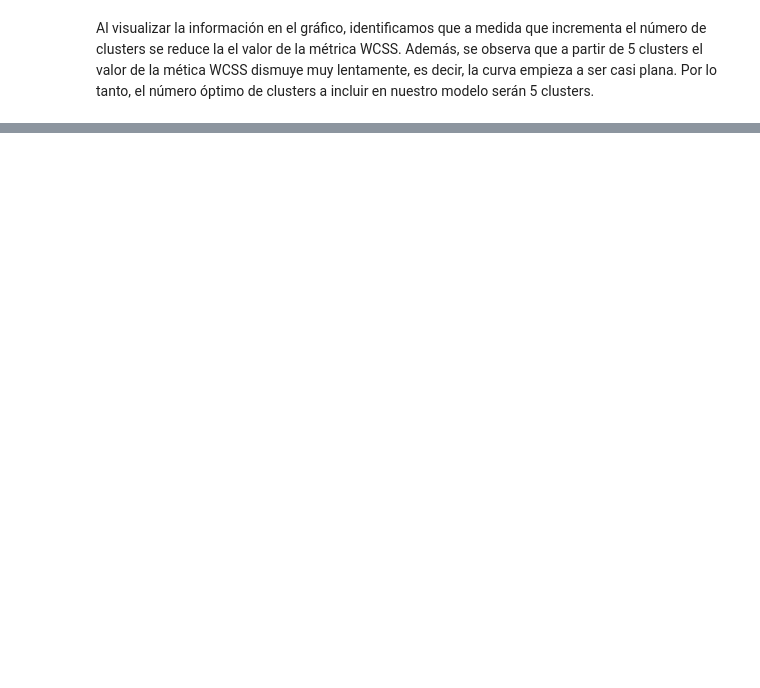
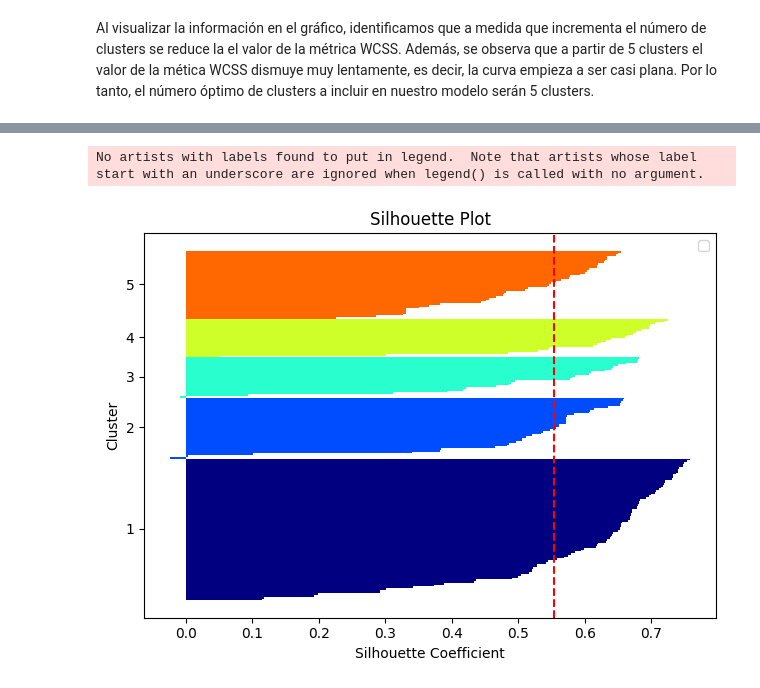
Before and after one commit to lmendezotero/Customer-Segmentation, a Jupyter notebook: clustering_kmeans.ipynb, the cells around one changed output, grey strips where cells are left out. Drawn from its saved outputs; the diff is of its cells as text; code cells hidden in the pictures; blank space fills up the shorter version.

```diff
--- a/clustering_kmeans.ipynb
+++ b/clustering_kmeans.ipynb
@@ -147,0 +252,41 @@ plt.show()
+# %%
+##Apply Silhouette Analysis to quantify the quality of clustering
+
+#Define Silhouette Coefficient metrics
+cluster_labels = np.unique(y_km)
+n_clusters = cluster_labels.shape[0]
+silhouette_valls = silhouette_samples(X, y_km, metric = 'euclidean')
+
+#Build the Silhouette plot
+y_aux_lower, y_aux_upper = 0,0
+yticks = []
+for i, c in enumerate(cluster_labels):
+    c_silhouette_valls = silhouette_valls[ y_km == c]
+    c_silhouette_valls.sort()
+    y_aux_upper += len(c_silhouette_valls)
+    color = cm.jet(float(i) / n_clusters)
+    plt.barh(range(y_aux_lower,y_aux_upper),
+             c_silhouette_valls,
+             height = 1.0,
+             edgecolor = 'none',
+             color = color
+             )
+    yticks.append((y_aux_lower + y_aux_upper) / 2.)
+    y_aux_lower += len(c_silhouette_valls)
+
+silhouette_avg = np.mean(silhouette_valls)
+plt.axvline(silhouette_avg,
+             color = "red",
+             linestyle = "--"
+             )
+plt.yticks(yticks, cluster_labels + 1)
+#configuracion dle grafico
+plt.title('Silhouette Plot')
+plt.ylabel('Cluster')
+plt.xlabel('Silhouette Coefficient')
+plt.legend()
+plt.tight_layout()
+plt.show()
+# %% [output]
+No artists with labels found to put in legend.  Note that artists whose label start with an underscore are ignored when legend() is called with no argument.
+[figure, added]
```
Also changed, not shown: parts of 39 cells of this notebook.
